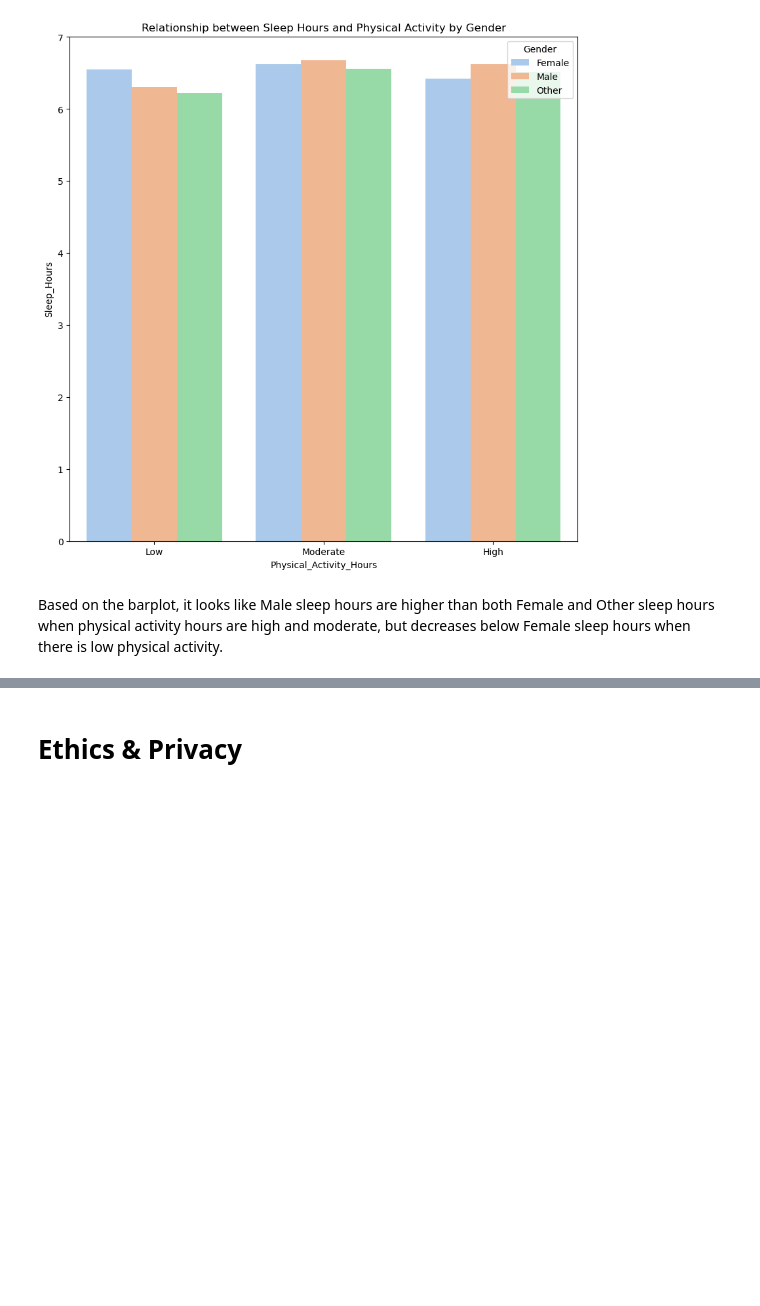
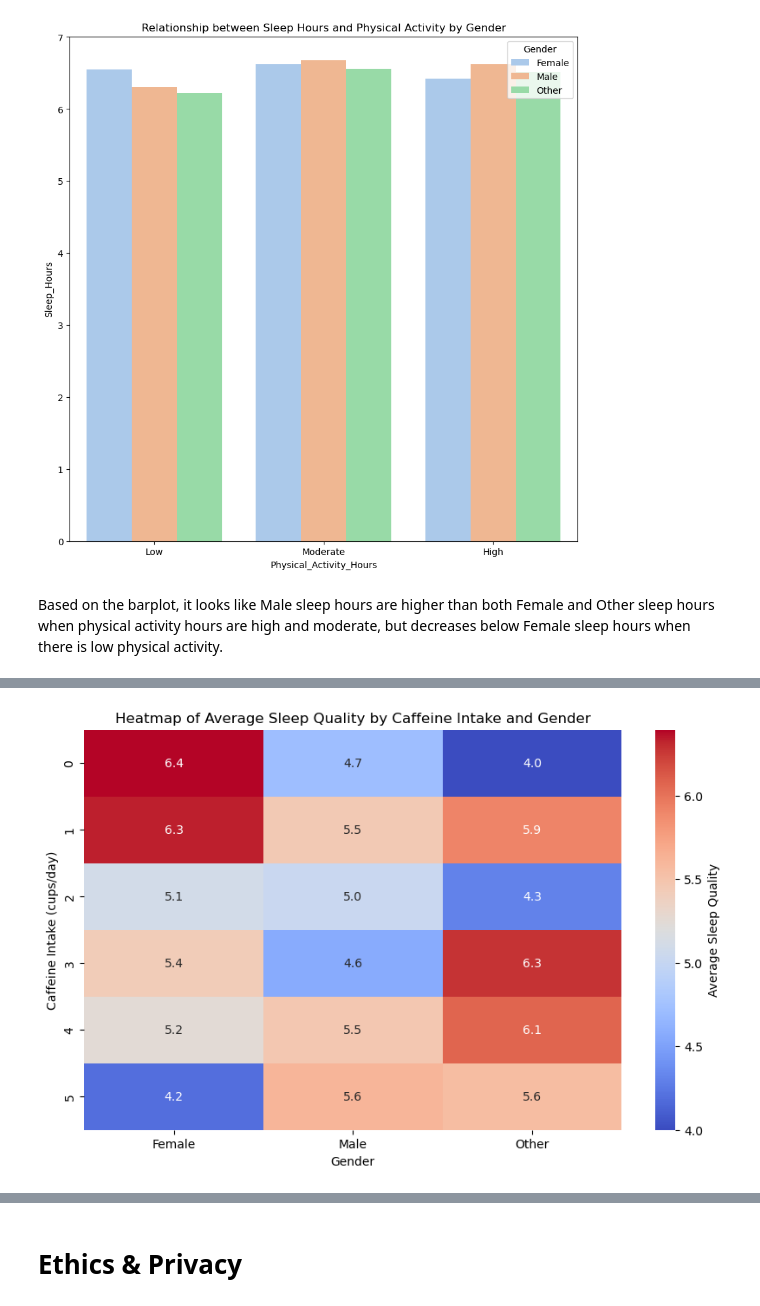
Before and after one commit to keshuvv/Data-Driven-Analysis-of-College-Students-Sleep-Pattern, a Jupyter notebook: EDACheckpoint_Group116-FA24.ipynb, the cells around one changed output, grey strips where cells are left out. Saved outputs shown, nothing was run; the diff lists cells and outputs as text; code cells hidden in the pictures; blank space fills up the shorter version.

```diff
--- a/EDACheckpoint_Group116-FA24.ipynb
+++ b/EDACheckpoint_Group116-FA24.ipynb
@@ -594,0 +580,11 @@ Based on the barplot, it looks like Male sleep hours are higher than both Female
+# %%
+#section 4: impact of caffeine intake on sleep quality
+heatmap_data = sleep_data.pivot_table(values='Sleep_Quality', index='Caffeine_Intake', columns='Gender', aggfunc='mean')
+plt.figure(figsize=(10, 6))
+sns.heatmap(heatmap_data, annot=True, cmap='coolwarm', fmt=".1f", cbar_kws={'label': 'Average Sleep Quality'})
+plt.title('Heatmap of Average Sleep Quality by Caffeine Intake and Gender')
+plt.xlabel('Gender')
+plt.ylabel('Caffeine Intake (cups/day)')
+plt.show()
+# %% [output]
+[figure, added]
```
Also changed, not shown: parts of 32 cells of this notebook, 1 other file.
